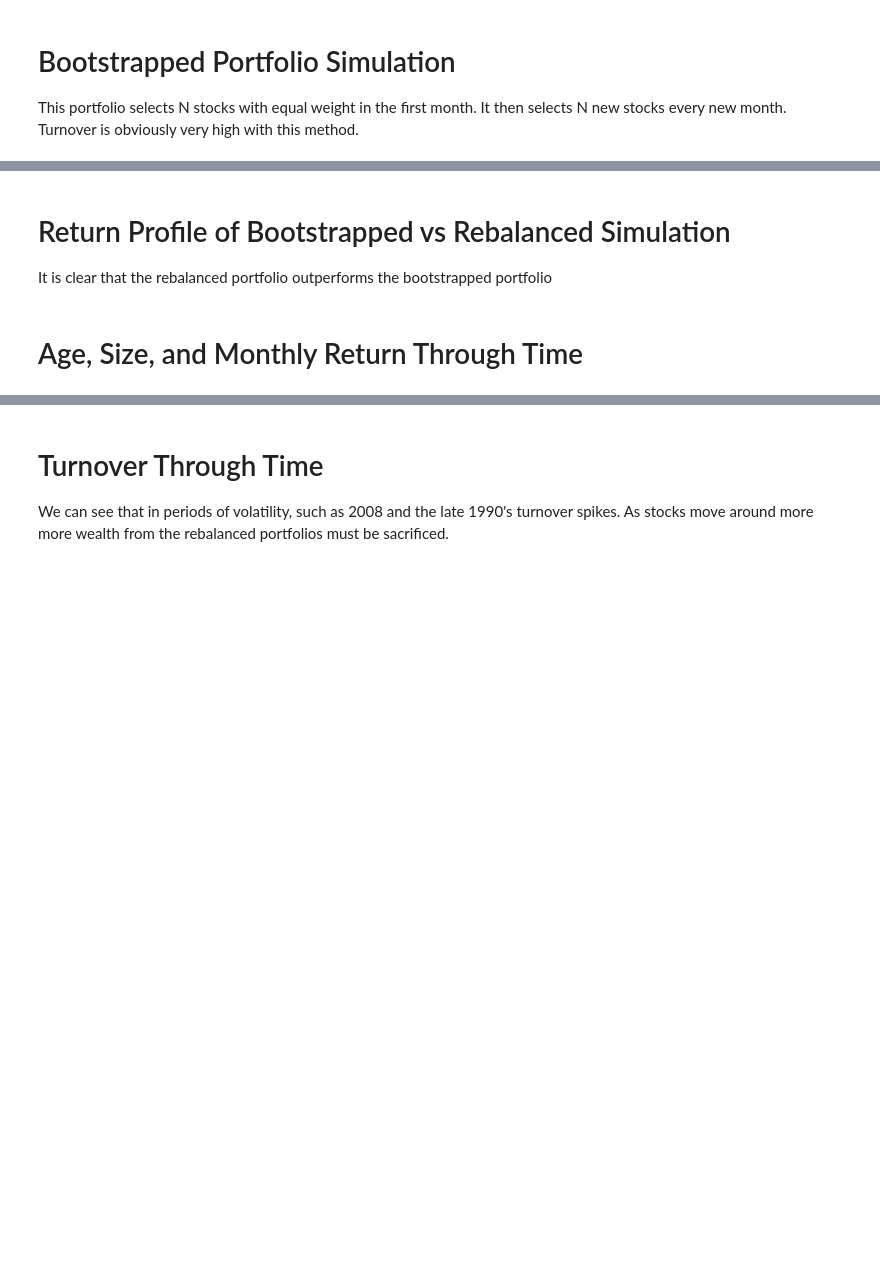
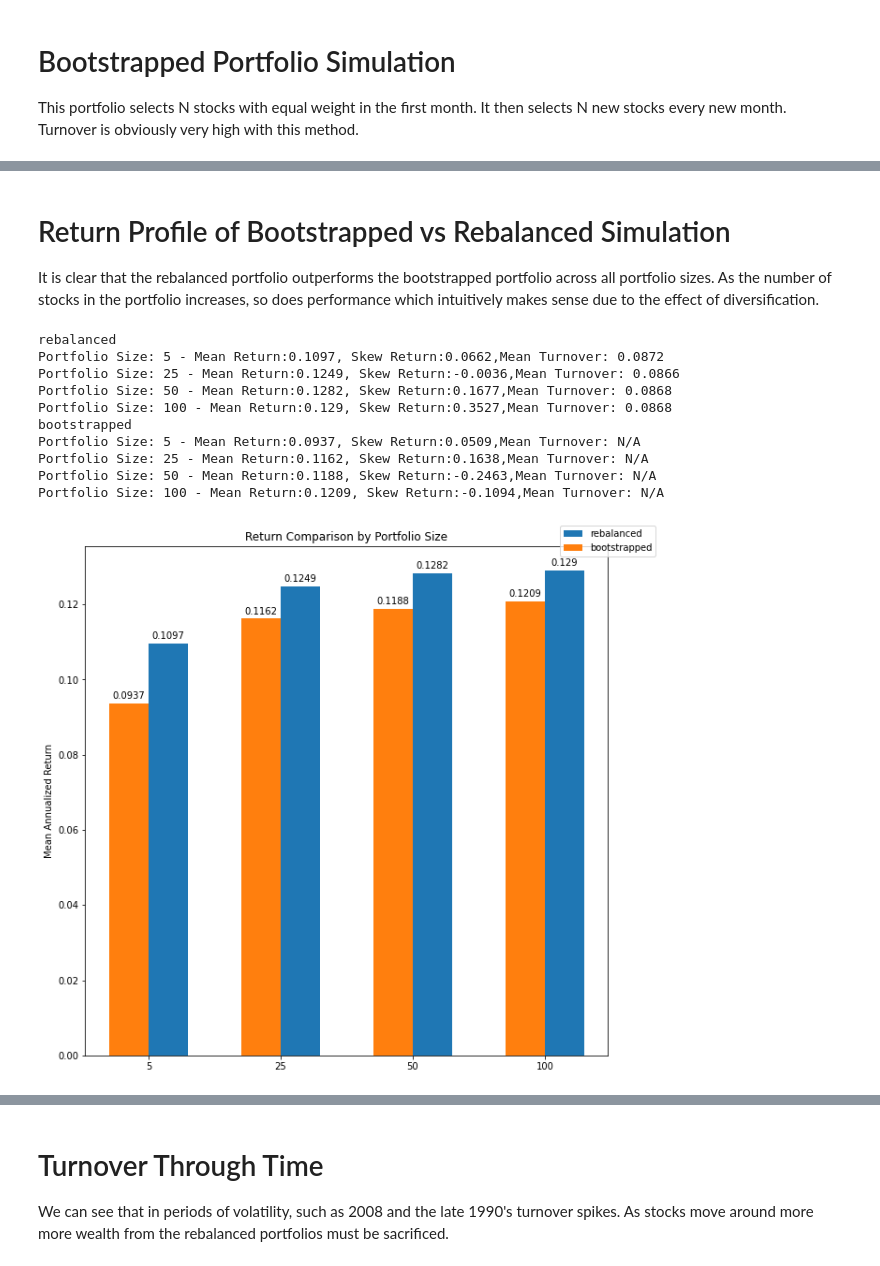
Before and after one commit to PeterBHull/portfolio_simulation, a Jupyter notebook: rebalanced.ipynb, the cells around one changed output, grey strips where cells are left out. Saved outputs shown, nothing was run; the diff lists cells and outputs as text; code cells hidden in the pictures; blank space fills up the shorter version.

Commit message:
Adding in more plots

```diff
--- a/rebalanced.ipynb
+++ b/rebalanced.ipynb
@@ -104,6 +104,11 @@ indexNames = list(data[data['PRC'].isna() & data['SHROUT'].isna() & (data['dateo
 data.drop(indexNames, inplace = True)
 
 
+data['Size'] = data['SHROUT'] * abs(data['PRC'])
+
+data['Size'].fillna(0, inplace = True)
+
+
 #get Age by month
 data['Age'] = (monthdifference(data['dateofbirth'],data['date'])+1)
 #get Size
@@ -162,6 +167,10 @@ indexNames = list(fulldata[fulldata['date']< 192606].index)
 
 fulldata.drop(indexNames, inplace = True)
 
+fulldata['Size'] = data['SHROUT'] * abs(data['PRC'])
+
+fulldata['Size'].fillna(0, inplace = True)
+
 
 fulldata.loc[fulldata.dateofbirth < 192606, 'dateofbirth'] = 192606
 
@@ -363,55 +400,72 @@ for j in range(0,simulation_num):
 # %% [markdown]
 # Return Profile of Bootstrapped vs Rebalanced Simulation
 
-It is clear that the rebalanced portfolio outperforms the bootstrapped portfolio
+It is clear that the rebalanced portfolio outperforms the bootstrapped portfolio across all portfolio sizes. As the number of stocks in the portfolio increases, so does performance which intuitively makes sense due to the effect of diversification.
 # %%
-labels = []
-rect_list = []
+n_list = [5,25,50,100]
+labels = [str(x) for x in n_list]
+rect_dict = {'bootstrapped':[],'rebalanced':[]}
 i = 0
-width = 0.35  # the width of the bars
+width = 0.3  # the width of the bars
+x = np.arange(len(labels))  # the label locations
 
-for strat in ret_dict_list:
+fig, ax = plt.subplots()
+
+strat_list = ['rebalanced', 'bootstrapped']
+
+for strat in strat_list:
+    print(strat)
+    mean_list = []
     for size in n_list:
         if i == 0:
             labels.append(size)
-        print(strat)
-    #     rounded_avg_ret = [ round(elem, 2) for elem in ret_dict[size]]
         mean_ret = mean(ret_dict[strat][size])
-        print(f'Portfolio Size: {size} - Mean Return:{mean_ret}, Median Return: {median(ret_dict[strat][size])} Skew Return:{skew(ret_dict[strat][size])},Mean Turnover: {mean(turnover_dict[strat][size])},Skew Turnover: {skew(turnover_dict[strat][size])}')
-        rect_list.append(ax.bar(x-width/len(n_list),mean_ret,width,label=strat)
+        if strat == 'bootstrapped':
+            print(f'Portfolio Size: {size} - Mean Return:{round(mean_ret,4)}, Skew Return:{round(skew(ret_dict[strat][size]),4)},Mean Turnover: N/A')
+        else:
+            print(f'Portfolio Size: {size} - Mean Return:{round(mean_ret,4)}, Skew Return:{round(skew(ret_dict[strat][size]),4)},Mean Turnover: {round(mean(turnover_dict[strat][size]),4)}')
+        mean_list.append(round(mean_ret,4))
+    if strat == 'bootstrapped':
+        rect_dict[strat] = ax.bar(x = x - width/2,height = mean_list,width = width,label=strat)
+    else:
+        rect_dict[strat] = ax.bar(x = x + width/2,height = mean_list,width = width,label=strat)
     i += 1
 
 
-
-x = np.arange(len(labels))  # the label locations
-
-fig, ax = plt.subplots()
-rects1 = ax.bar(x - width/2, men_means, width, label='Men')
-rects2 = ax.bar(x + width/2, women_means, width, label='Women')
-
-# Add some text for labels, title and custom x-axis tick labels, etc.
 ax.set_ylabel('Mean Annualized Return')
 ax.set_title('Return Comparison by Portfolio Size')
 ax.set_xticks(x)
 ax.set_xticklabels(labels)
-ax.legend()
+ax.legend(bbox_to_anchor=(1.1, 1.05))
 
 
 def autolabel(rects):
     """Attach a text label above each bar in *rects*, displaying its height."""
     for rect in rects:
         height = rect.get_height()
         ax.annotate('{}'.format(height),
                     xy=(rect.get_x() + rect.get_width() / 2, height),
                     xytext=(0, 3),  # 3 points vertical offset
                     textcoords="offset points",
                     ha='center', va='bottom')
 
-for r in rect_list:
-    autolabel(r)
+for r in rect_dict:
+    autolabel(rect_dict[r])
 
-fig.tight_layout()
+# fig.tight_layout()
+fig.set_figheight(10)
+fig.set_figwidth(10)
 
 plt.show()
+# %% [output]
+rebalanced
+Portfolio Size: 5 - Mean Return:0.1097, Skew Return:0.0662,Mean Turnover: 0.0872
+Portfolio Size: 25 - Mean Return:0.1249, Skew Return:-0.0036,Mean Turnover: 0.0866
+Portfolio Size: 50 - Mean Return:0.1282, Skew Return:0.1677,Mean Turnover: 0.0868
+Portfolio Size: 100 - Mean Return:0.129, Skew Return:0.3527,Mean Turnover: 0.0868
+bootstrapped
+Portfolio Size: 5 - Mean Return:0.0937, Skew Return:0.0509,Mean Turnover: N/A
+Portfolio Size: 25 - Mean Return:0.1162, Skew Return:0.1638,Mean Turnover: N/A
+Portfolio Size: 50 - Mean Return:0.1188, Skew Return:-0.2463,Mean Turnover: N/A
+Portfolio Size: 100 - Mean Return:0.1209, Skew Return:-0.1094,Mean Turnover: N/A
+[figure, added]
-# %% [markdown]
-# Age, Size, and Monthly Return Through Time
```
Also changed, not shown: parts of 8 cells of this notebook.
